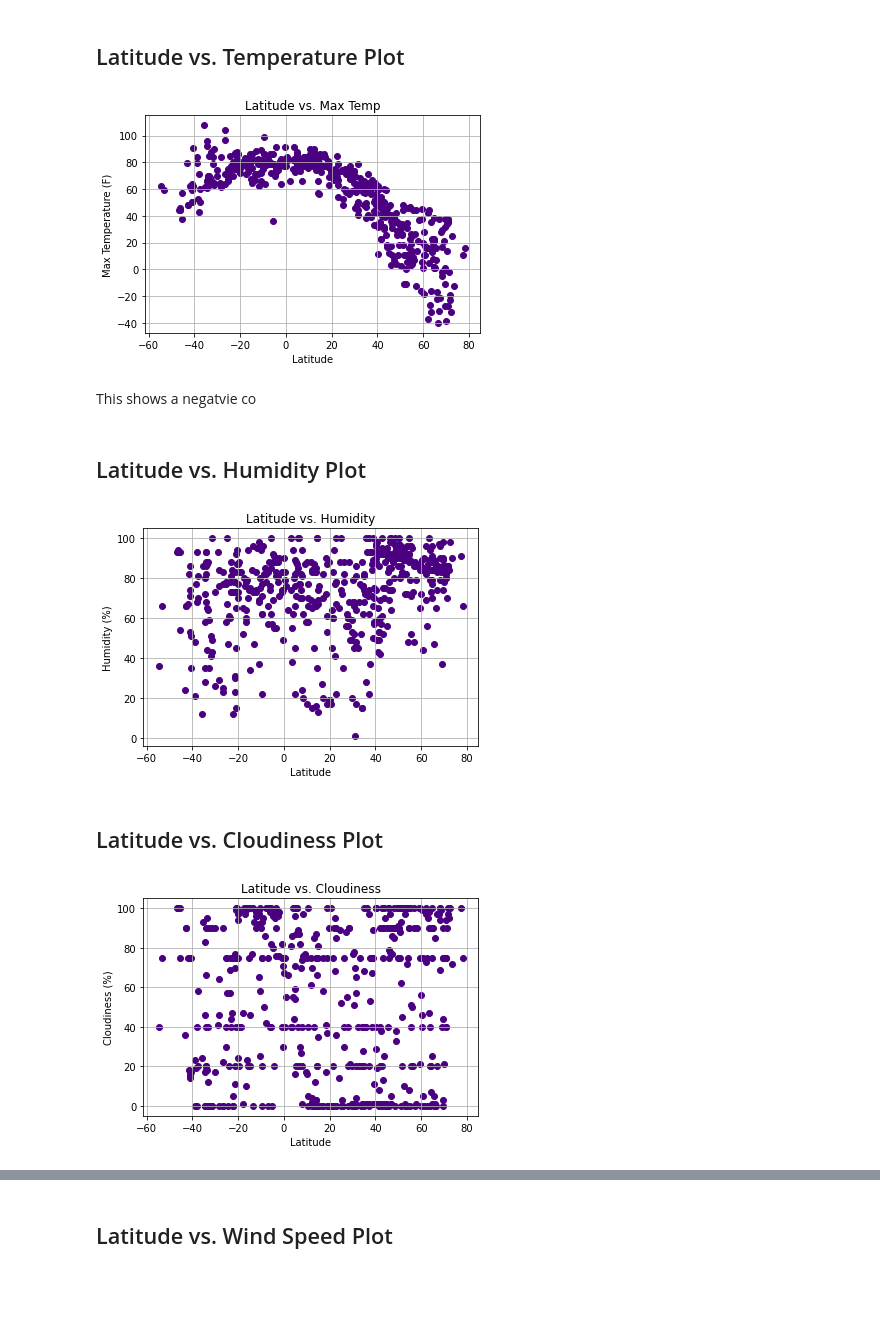
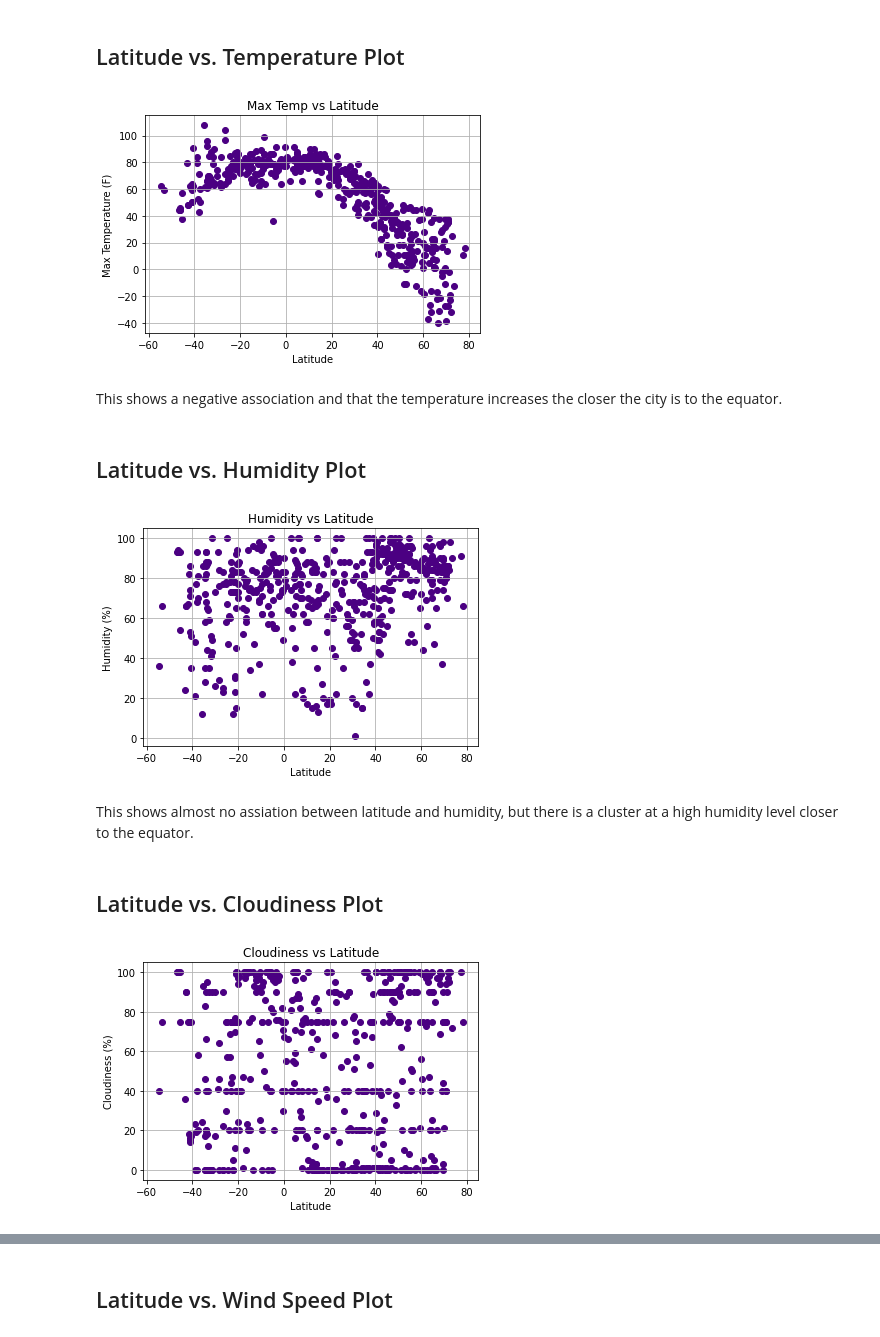
Before and after one commit to meghanvl/API_project, a Jupyter notebook: WeatherPy.ipynb, the cells around one changed output, grey strips where cells are left out. Cells and saved outputs as stored; diff of their text form; code cells hidden in the pictures; blank space fills up the shorter version.

```diff
--- a/WeatherPy.ipynb
+++ b/WeatherPy.ipynb
@@ -215,37 +215,39 @@ weather_summary.index[weather_summary["Humidity"] > 100].tolist()
 ## Latitude vs. Temperature Plot
 # %%
 plt.scatter(weather_summary["Lat"], weather_summary["Max Temp"], marker="o", color="indigo")
-plt.title("Latitude vs. Max Temp")
+plt.title("Max Temp vs Latitude")
 plt.xlabel("Latitude")
 plt.ylabel("Max Temperature (F)")
-plt.savefig("LatvsTemp.png")
+plt.savefig("TempvsLat.png")
 plt.grid()
 plt.show()
 # %% [output]
-[figure, old version]
+[figure, new version]
-# %% [markdown]
-This shows a negatvie co
+# %% [markdown]
+This shows a negative association and that the temperature increases the closer the city is to the equator.
 # %% [markdown]
 ## Latitude vs. Humidity Plot
 # %%
 plt.scatter(weather_summary["Lat"], weather_summary["Humidity"], marker="o", color="indigo")
-plt.title("Latitude vs. Humidity")
+plt.title("Humidity vs Latitude")
 plt.xlabel("Latitude")
 plt.ylabel("Humidity (%)")
-plt.savefig("LatvsHumidity.png")
+plt.savefig("HumidityvsLat.png")
 plt.grid()
 plt.show()
 # %% [output]
-[figure, old version]
+[figure, new version]
+# %% [markdown]
+This shows almost no assiation between latitude and humidity, but there is a cluster at a high humidity level closer to the equator.
 # %% [markdown]
 ## Latitude vs. Cloudiness Plot
 # %%
 plt.scatter(weather_summary["Lat"], weather_summary["Cloudiness"], marker="o", color="indigo")
-plt.title("Latitude vs. Cloudiness")
+plt.title("Cloudiness vs Latitude")
 plt.xlabel("Latitude")
 plt.ylabel("Cloudiness (%)")
-plt.savefig("LatvsClouds.png")
+plt.savefig("CloudsvsLat.png")
 plt.grid()
 plt.show()
 # %% [output]
-[figure, old version]
+[figure, new version]
```
Also changed, not shown: parts of 5 cells of this notebook, 9 other files.
